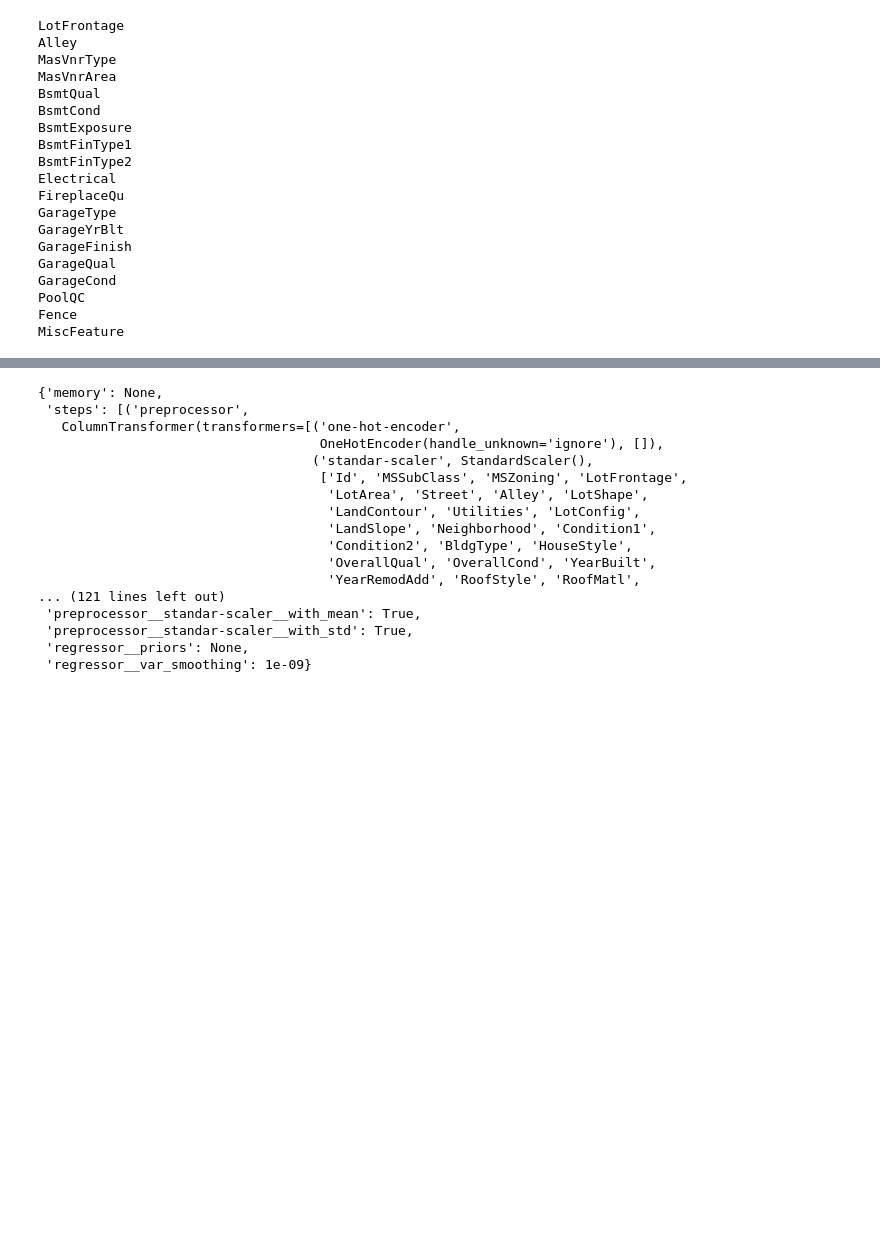
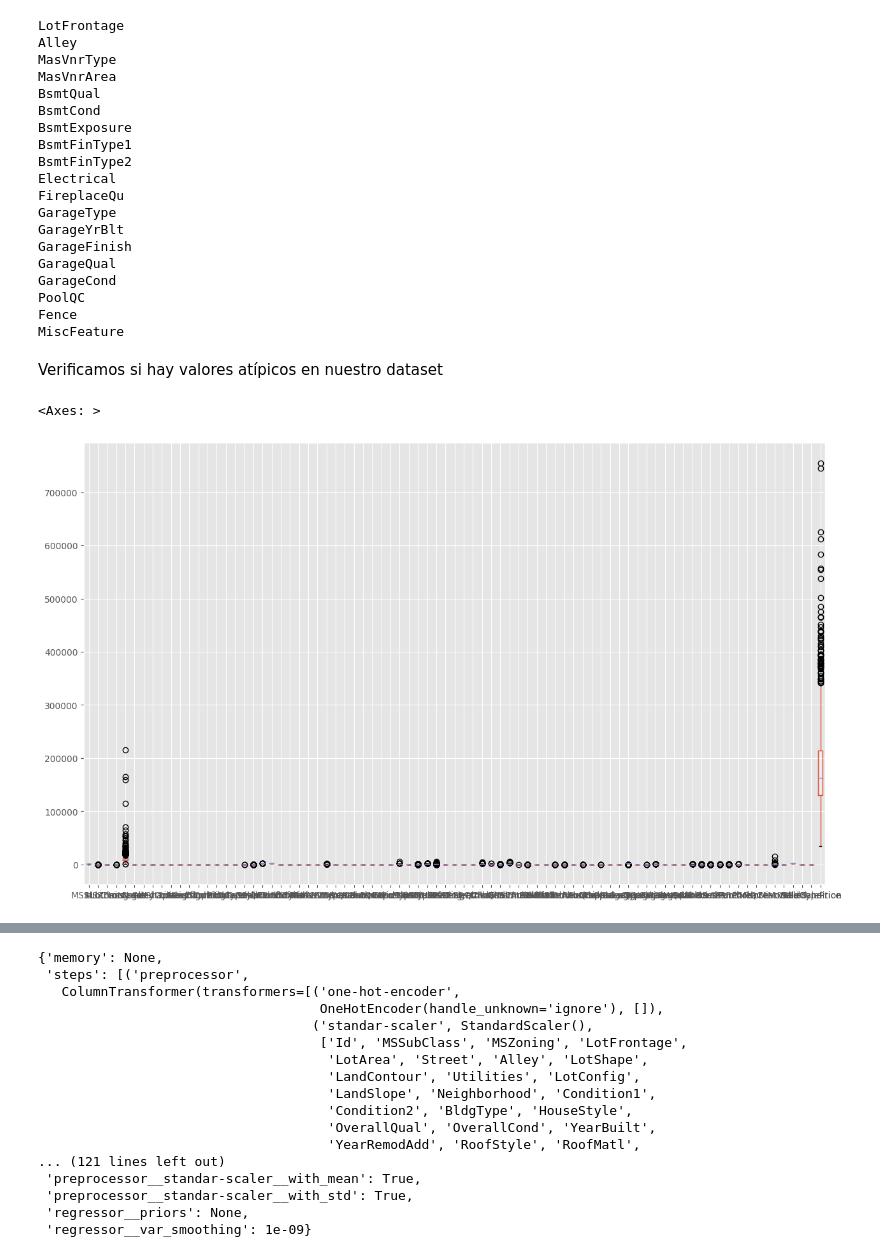
Before and after one commit to estebandonis/HT5-MineriadeDatos, a Jupyter notebook: hoja5.ipynb, the cells around one changed output, grey strips where cells are left out. Saved outputs shown, nothing was run; the diff lists cells and outputs as text; code cells hidden in the pictures; blank space fills up the shorter version.

```diff
--- a/hoja5.ipynb
+++ b/hoja5.ipynb
@@ -81,3 +85,10 @@ GarageCond
 PoolQC
 Fence
 MiscFeature
+# %% [markdown]
+Verificamos si hay valores atípicos en nuestro dataset
+# %%
+houses_df.boxplot()
+# %% [output]
+<Axes: >
+[figure, added]
```
Also changed, not shown: parts of 24 cells of this notebook.
